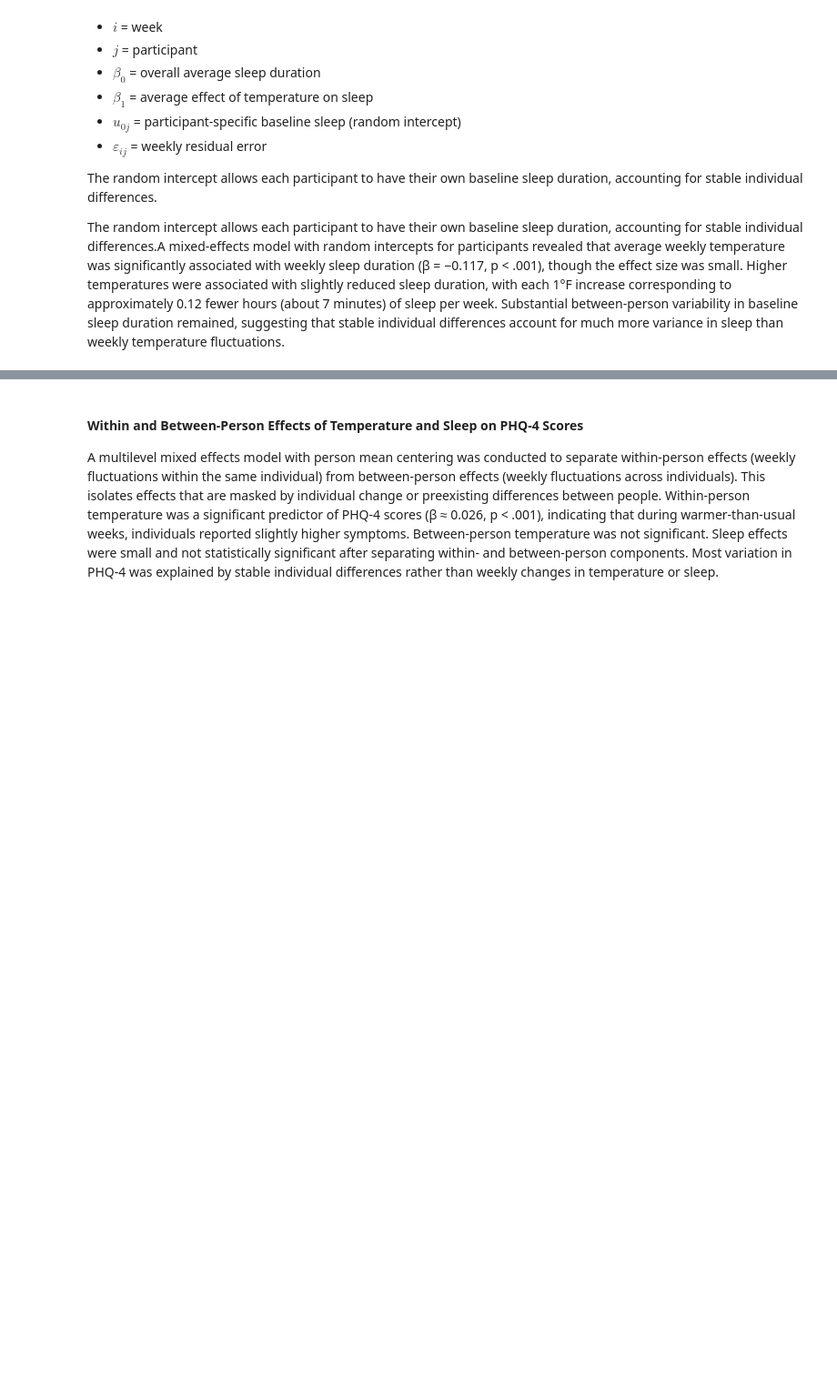
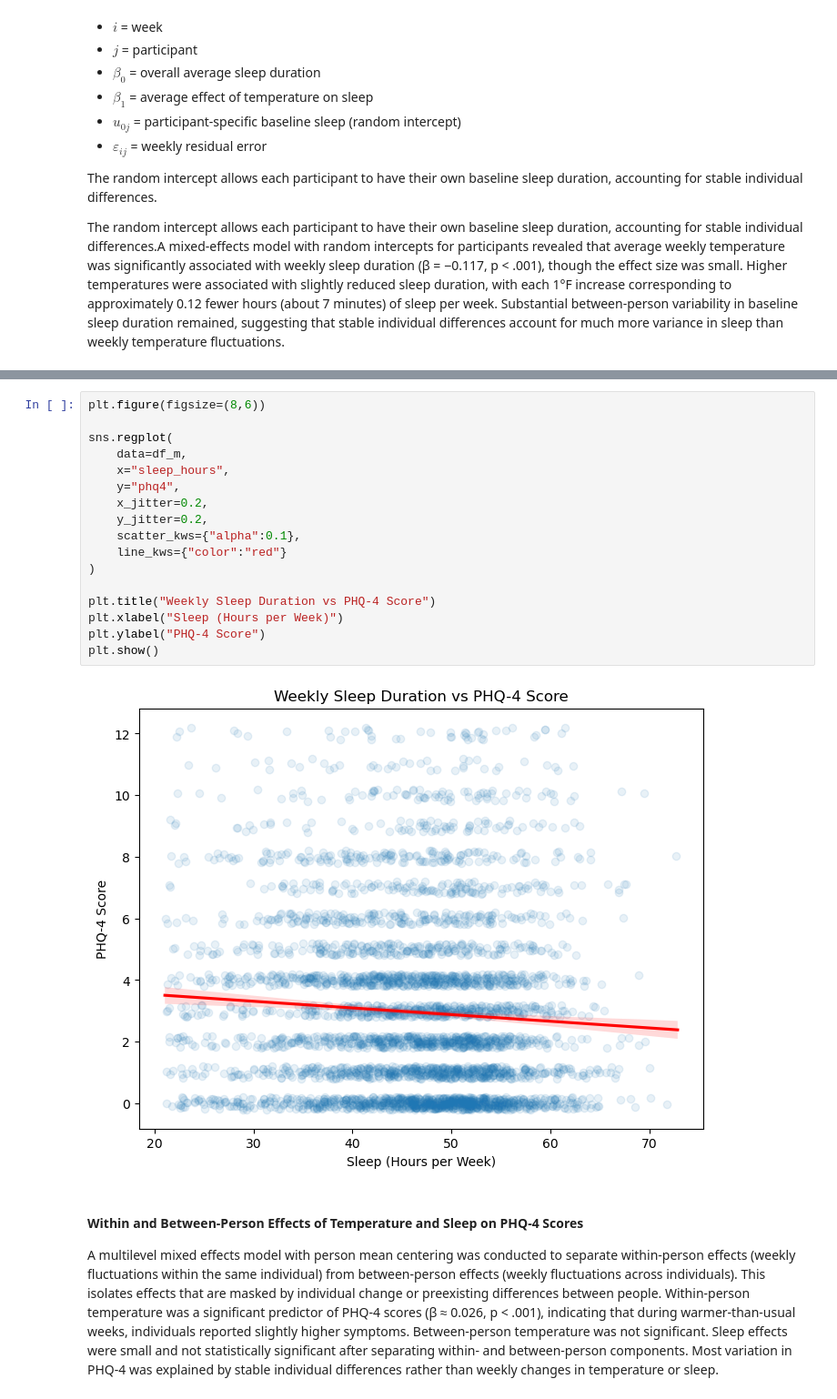
Before and after one commit to COGS108/Group053_WI26, a Jupyter notebook: 02-EDACheckpoint.ipynb, the cells around one changed output, grey strips where cells are left out. Shown at 91% size. Cells and saved outputs as stored; diff of their text form; blank space fills up the shorter version.

```diff
--- a/02-EDACheckpoint.ipynb
+++ b/02-EDACheckpoint.ipynb
@@ -995,4 +1064,23 @@ Group Var         86.997    0.833
 ============================================================
+# %%
+plt.figure(figsize=(8,6))
+
+sns.regplot(
+    data=df_m,
+    x="sleep_hours",
+    y="phq4",
+    x_jitter=0.2,
+    y_jitter=0.2,
+    scatter_kws={"alpha":0.1},
+    line_kws={"color":"red"}
+)
+
+plt.title("Weekly Sleep Duration vs PHQ-4 Score")
+plt.xlabel("Sleep (Hours per Week)")
+plt.ylabel("PHQ-4 Score")
+plt.show()
+# %% [output]
+[figure, added]
 # %% [markdown]
 #### Within and Between-Person Effects of Temperature and Sleep on PHQ-4 Scores
 A multilevel mixed effects model with person mean centering was conducted to separate within-person effects (weekly fluctuations within the same individual) from between-person effects (weekly fluctuations across individuals). This isolates effects that are masked by individual change or preexisting differences between people. Within-person temperature was a significant predictor of PHQ-4 scores (β ≈ 0.026, p < .001), indicating that during warmer-than-usual weeks, individuals reported slightly higher symptoms. Between-person temperature was not significant. Sleep effects were small and not statistically significant after separating within- and between-person components. Most variation in PHQ-4 was explained by stable individual differences rather than weekly changes in temperature or sleep.
```
Also changed, not shown: parts of 23 cells of this notebook, 7 other files.
